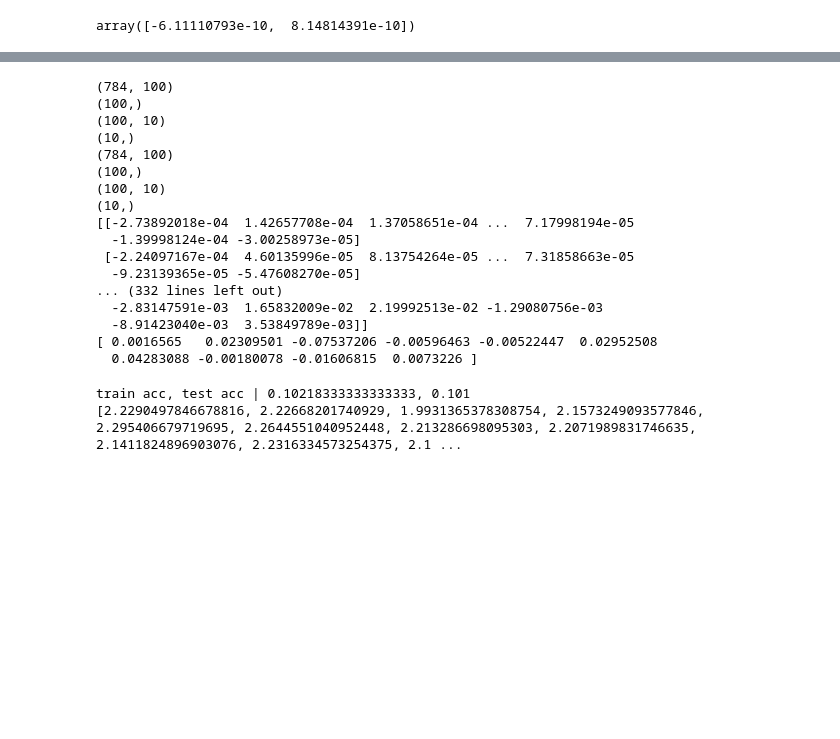
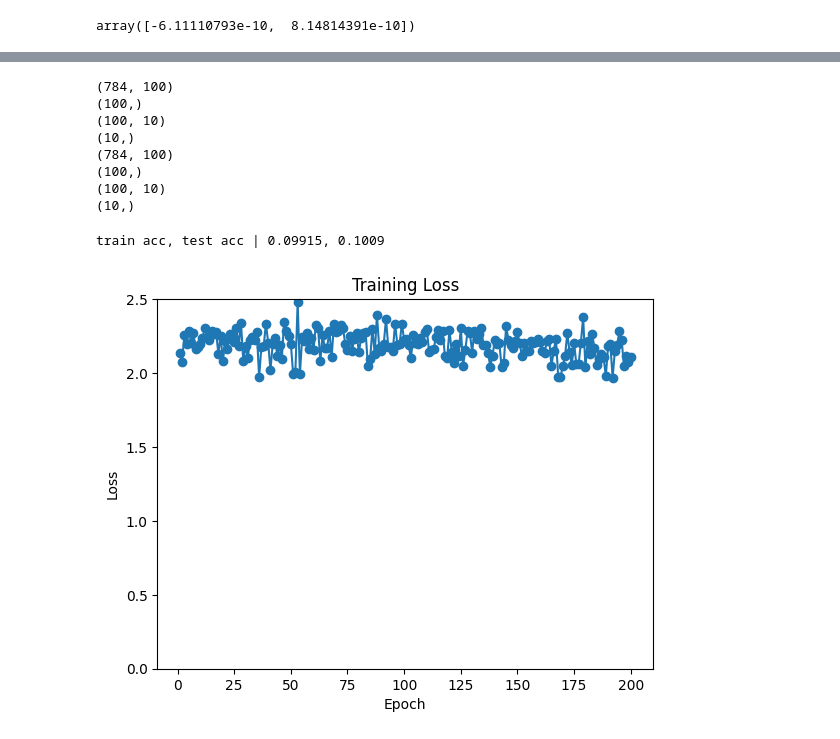
Before and after one commit to AnMyeongGyu/deep_learning_from_scratch, a Jupyter notebook: Chp4.ipynb, the cells around one changed output, grey strips where cells are left out. Drawn from its saved outputs; the diff is of its cells as text; code cells hidden in the pictures; blank space fills up the shorter version.

```diff
--- a/Chp4.ipynb
+++ b/Chp4.ipynb
@@ -25,9 +27,9 @@ predict label is 9
 # %%
 # cross entropy error, CEE
-# if y=0 np.log(y) go to -inf so we need to add a little value
+# if y=0 np.log(y) go to -inf so we need to add a little value delta
 def cross_entropy_error(y, t):
     delta = 1e-7
-    return -np.sum(t * np.log(y + delta))
+    return round(-np.sum(t * np.log(y + delta)), 5)
 # %%
 # cross entropy error, CEE
 # label's value is 2
@@ -640,18 +480,14 @@ print(net.params['b1'].shape)  # (100,)
 print(net.params['W2'].shape)  # (100, 10)
 print(net.params['b2'].shape)  # (10,)
 
-x = np.random.rand(100, 784)  # 더미 입력 데이터(100장 분량)
-t = np.random.rand(100, 10)   # 더미 정답 레이블(100장 분량)
+x = np.random.rand(100, 784)  # dummy input data
+t = np.random.rand(100, 10)   # dummy label data
 
-grads = net.numerical_gradient(x, t)  # 기울기 계산
+grads = net.numerical_gradient(x, t)  # calculate gradient
 print(grads['W1'].shape)  # (784, 100)
 print(grads['b1'].shape)  # (100,)
 print(grads['W2'].shape)  # (100, 10)
 print(grads['b2'].shape)  # (10,)
-print(grads['W1'])
-print(grads['b1'])
-print(grads['W2'])
-print(grads['b2'])
 # %% [output]
 (784, 100)
 (100,)
@@ -661,15 +497,6 @@ print(grads['b2'])
 (100,)
 (100, 10)
 (10,)
-[[-2.73892018e-04  1.42657708e-04  1.37058651e-04 ...  7.17998194e-05
-  -1.39998124e-04 -3.00258973e-05]
- [-2.24097167e-04  4.60135996e-05  8.13754264e-05 ...  7.31858663e-05
-  -9.23139365e-05 -5.47608270e-05]
-... (332 lines left out)
-  -2.83147591e-03  1.65832009e-02  2.19992513e-02 -1.29080756e-03
-  -8.91423040e-03  3.53849789e-03]]
-[ 0.0016565   0.02309501 -0.07537206 -0.00596463 -0.00522447  0.02952508
-  0.04283088 -0.00180078 -0.01606815  0.0073226 ]
 # %%
 import numpy as np
 from dataset.mnist import load_mnist
@@ -711,38 +537,37 @@ from dataset.mnist import load_mnist
 
 network = TwoLayerNet(input_size=784, hidden_size=50, output_size=10)
 
-# 하이퍼 파라메터
-iters_num = 50  # 반복횟수
+# hyper parameters
+iters_num = 200
 train_size = x_train.shape[0]
-batch_size = 10  # 미니배치 크기
+batch_size = 10
 learning_rate = 0.1
 
 train_loss_list = []
 train_acc_list = []
 test_acc_list = []
 
-# 1에폭당 반복 수
 iter_per_epoch = max(train_size / batch_size, 1)
 
 for i in range(iters_num):
-    # 미니배치 획득
+    # making mini batch
     batch_mask = np.random.choice(train_size, batch_size)
     x_batch = x_train[batch_mask]
     t_batch = t_train[batch_mask]
 
-    # 기울기 계산
+    # calculating gradient
     grad = network.numerical_gradient(x_batch, t_batch)
-    # grad = network.gradient(x_batch, t_batch) # 성능 개선
+    # grad = network.gradient(x_batch, t_batch) # high speed version chp5
 
-    # 매개변수 갱선
+    # update weights
     for key in ('W1', 'b1', 'W2', 'b2'):
         network.params[key] -= learning_rate * grad[key]
 
-    # 학습 경과 기록
+    # recording learning process
     loss = network.loss(x_batch, t_batch)
     train_loss_list.append(loss)
 
-    # 1에폭 당 정확도 계산
+    # calculating accuracy per epoch
     if i % iter_per_epoch == 0:
         train_acc = network.accuracy(x_train, t_train)
         test_acc = network.accuracy(x_test, t_test)
@@ -750,8 +575,22 @@ for i in range(iters_num):
         test_acc_list.append(test_acc)
         print("train acc, test acc | "
               + str(train_acc) + ", " + str(test_acc))
-
-print(train_loss_list)
 # %% [output]
-train acc, test acc | 0.10218333333333333, 0.101
-[2.2290497846678816, 2.22668201740929, 1.9931365378308754, 2.1573249093577846, 2.295406679719695, 2.2644551040952448, 2.213286698095303, 2.2071989831746635, 2.1411824896903076, 2.2316334573254375, 2.1 ...
+train acc, test acc | 0.09915, 0.1009
+# %%
+# Generate x-axis values (epochs)
+epochs = range(1, len(train_loss_list) + 1)
+
+# Plot the line chart
+plt.plot(epochs, train_loss_list, marker='o')
+
+# Set chart title and axis labels
+plt.title('Training Loss')
+plt.xlabel('Epoch')
+plt.ylabel('Loss')
+
+# Display the chart
+plt.ylim(0, 2.5)
+plt.show()
+# %% [output]
+[figure, added]
```
Also changed, not shown: parts of 18 cells of this notebook.
